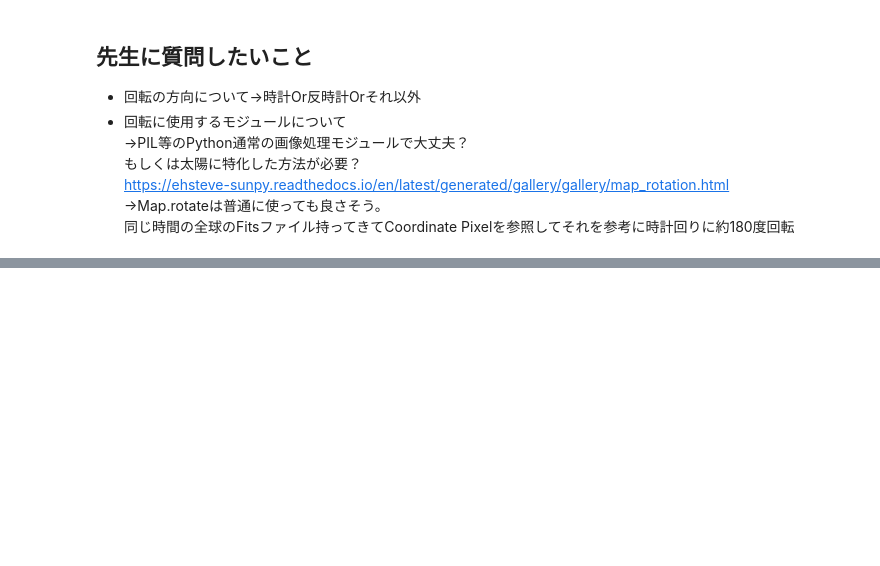
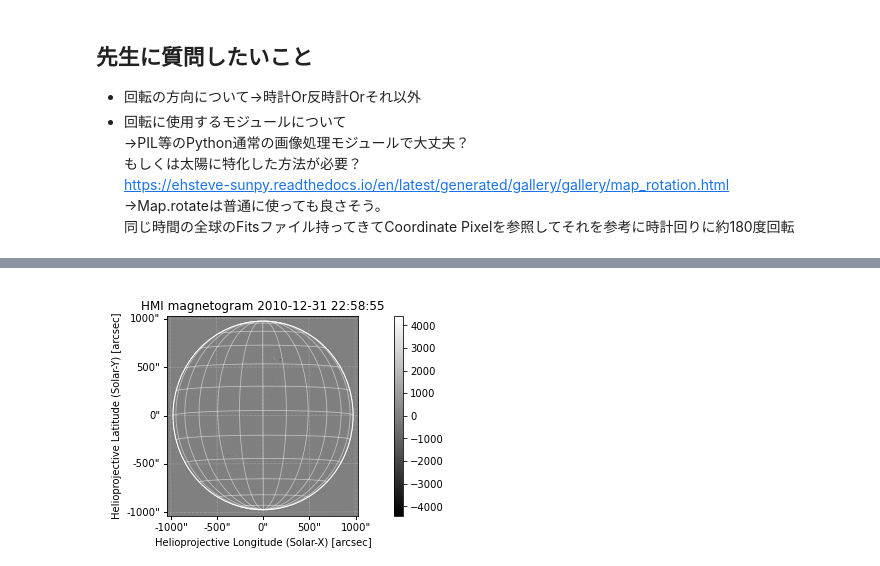
Before and after one commit to akisen/Predict_Solar_Flare_Mrcnn, a Jupyter notebook: src_dataset/Convert_bitmap_to_polygon.ipynb, the cells around one changed output, grey strips where cells are left out. Cells and saved outputs as stored; diff of their text form; code cells hidden in the pictures; blank space fills up the shorter version.

```diff
--- a/src_dataset/Convert_bitmap_to_polygon.ipynb
+++ b/src_dataset/Convert_bitmap_to_polygon.ipynb
@@ -274,15 +274,15 @@ import glob
 columns = ["time","referencex","referencey","chaincode"]
 coordinate_df = pd.DataFrame(columns=columns)
 START_TIME = datetime.datetime(2010,5,1,0,0,0)
-END_TIME = datetime.datetime(2010,6,1,0,0,0)
+END_TIME = datetime.datetime(2011,1,1,0,0,0)
 time =START_TIME
 while time != END_TIME:
-    line = pd.Series([time,0,0,[]],index=coordinate_df.columns)
+    line = pd.Series([time,0,0,0],index=coordinate_df.columns)
     coordinate_df = coordinate_df.append(line,ignore_index =True)
     time= time+datetime.timedelta(hours=1)
-hmi_region_path = "/media/akito/Data/HMI_REGION/2010/*2010050*"
+hmi_region_path = "/media/akito/Data/HMI_REGION/2010/*.fits"
 hmi_region_files= sorted(glob.glob(hmi_region_path))
-
+hmi_region_files[0]
 for hmi_region_file in hmi_region_files:
     hmi_region_map = sunpy.map.Map(hmi_region_file)
     t_rec = datetime.datetime.strptime(hmi_region_map.meta["t_rec"],"%Y.%m.%d_%H:%M:%S_TAI")
@@ -290,4 +290,3 @@ for hmi_region_file in hmi_region_files:
     coordinate_df.loc[coordinate_df["time"]==t_rec,"referencey"]= hmi_region_map.reference_pixel[1].value
 
 # hmi_me_map.meta["t_rec"],t_rec
-coordinate_df
@@ -327,0 +299,6 @@ coordinate_df
+# %%
+# Sunpyのモジュールを使用して回転させてみる→大丈夫そう
+hmi_region_map_rotated = hmi_region_map.rotate(angle = -1*float(hmi_region_map.meta["crota2"])*u.deg)
+hmi_region_map_rotated.peek(draw_limb=True,draw_grid=True)
+# %% [output]
+[figure, added]
```
Also changed, not shown: parts of 6 cells of this notebook, 3 other files.
